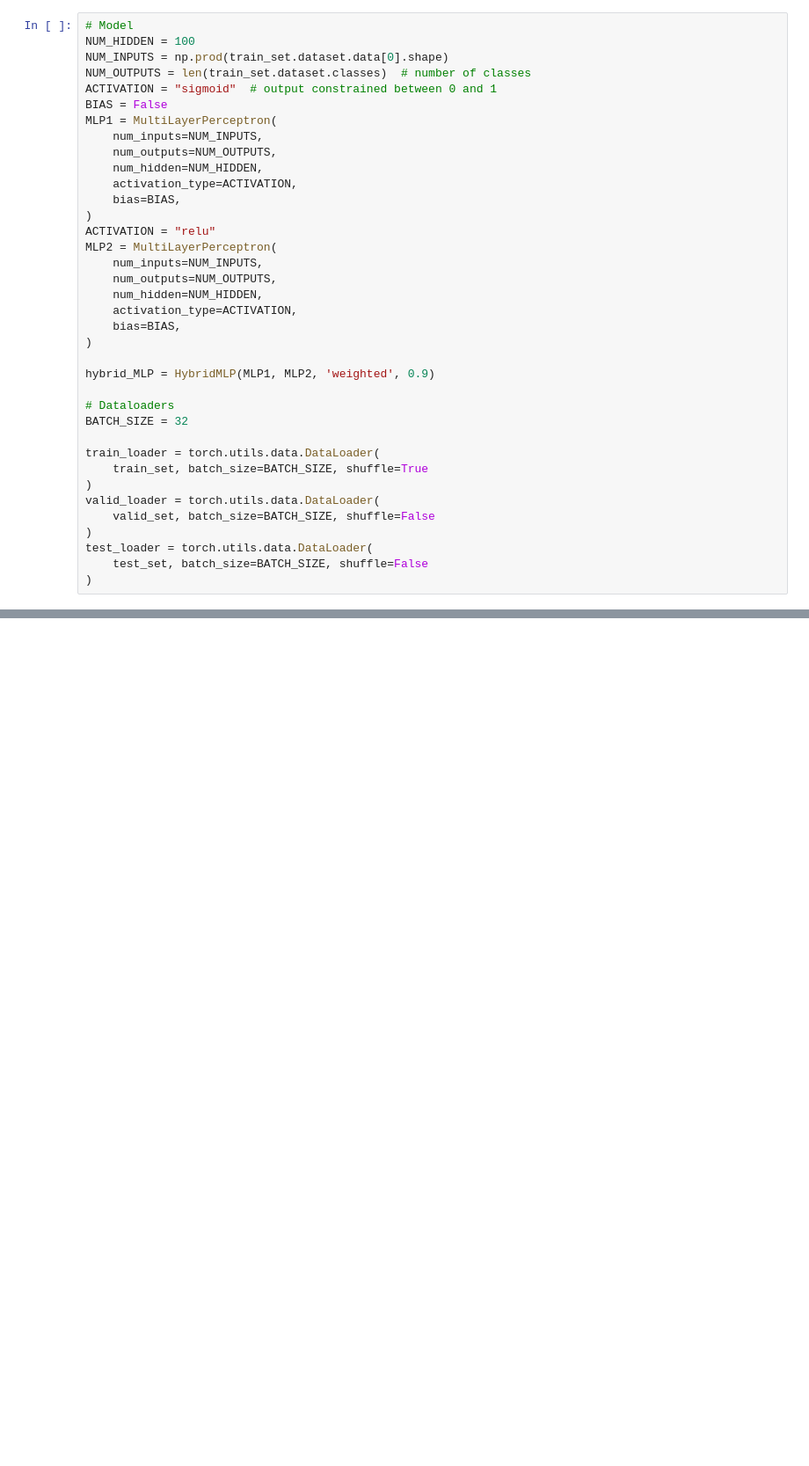
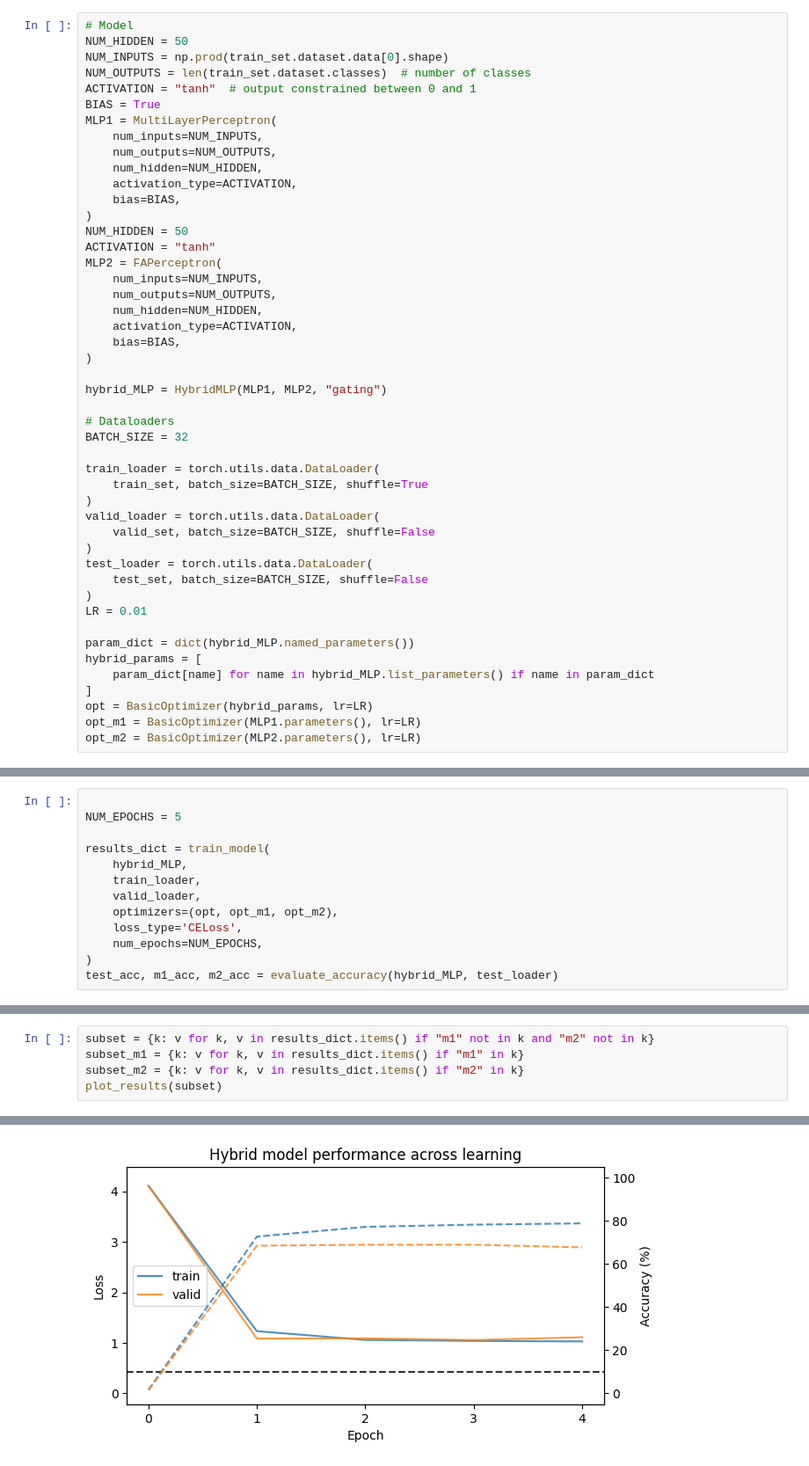
Before and after one commit to manisetayesh/predictive-feedback, a Jupyter notebook: testing/hybrid.ipynb, the cells around one changed output, grey strips where cells are left out. Shown at 88% size. Cells and saved outputs as stored; diff of their text form; blank space fills up the shorter version.

Commit message:
Hybrid model updated with new methods and tutorial

```diff
--- a/testing/hybrid.ipynb
+++ b/testing/hybrid.ipynb
@@ -67,10 +551,10 @@ Number of examples retained:
 # %%
 # Model
-NUM_HIDDEN = 100
+NUM_HIDDEN = 50
 NUM_INPUTS = np.prod(train_set.dataset.data[0].shape)
 NUM_OUTPUTS = len(train_set.dataset.classes)  # number of classes
-ACTIVATION = "sigmoid"  # output constrained between 0 and 1
-BIAS = False
+ACTIVATION = "tanh"  # output constrained between 0 and 1
+BIAS = True
 MLP1 = MultiLayerPerceptron(
     num_inputs=NUM_INPUTS,
     num_outputs=NUM_OUTPUTS,
@@ -78,8 +562,9 @@ MLP1 = MultiLayerPerceptron(
     activation_type=ACTIVATION,
     bias=BIAS,
 )
-ACTIVATION = "relu"
-MLP2 = MultiLayerPerceptron(
+NUM_HIDDEN = 50
+ACTIVATION = "tanh"
+MLP2 = FAPerceptron(
     num_inputs=NUM_INPUTS,
     num_outputs=NUM_OUTPUTS,
     num_hidden=NUM_HIDDEN,
@@ -87,7 +572,7 @@ MLP2 = MultiLayerPerceptron(
     bias=BIAS,
 )
 
-hybrid_MLP = HybridMLP(MLP1, MLP2, 'weighted', 0.9)
+hybrid_MLP = HybridMLP(MLP1, MLP2, "gating")
 
 # Dataloaders
 BATCH_SIZE = 32
@@ -101,3 +586,12 @@ valid_loader = torch.utils.data.DataLoader(
 test_loader = torch.utils.data.DataLoader(
     test_set, batch_size=BATCH_SIZE, shuffle=False
 )
+LR = 0.01
+
+param_dict = dict(hybrid_MLP.named_parameters())
+hybrid_params = [
+    param_dict[name] for name in hybrid_MLP.list_parameters() if name in param_dict
+]
+opt = BasicOptimizer(hybrid_params, lr=LR)
+opt_m1 = BasicOptimizer(MLP1.parameters(), lr=LR)
+opt_m2 = BasicOptimizer(MLP2.parameters(), lr=LR)
@@ -226,0 +600,13 @@ Test Accuracy: 68.47%
+# %%
+
+NUM_EPOCHS = 5
+
+results_dict = train_model(
+    hybrid_MLP,
+    train_loader,
+    valid_loader,
+    optimizers=(opt, opt_m1, opt_m2),
+    loss_type='CELoss',
+    num_epochs=NUM_EPOCHS,
+)
+test_acc, m1_acc, m2_acc = evaluate_accuracy(hybrid_MLP, test_loader)
@@ -226,0 +619,6 @@ Test Accuracy: 68.47%
+# %%
+subset = {k: v for k, v in results_dict.items() if "m1" not in k and "m2" not in k}
+subset_m1 = {k: v for k, v in results_dict.items() if "m1" in k}
+subset_m2 = {k: v for k, v in results_dict.items() if "m2" in k}
+plot_results(subset)
+# %% [output]
@@ -226,0 +626 @@ Test Accuracy: 68.47%
+[figure, added]
```
Also changed, not shown: parts of 14 cells of this notebook, 2 other files.
